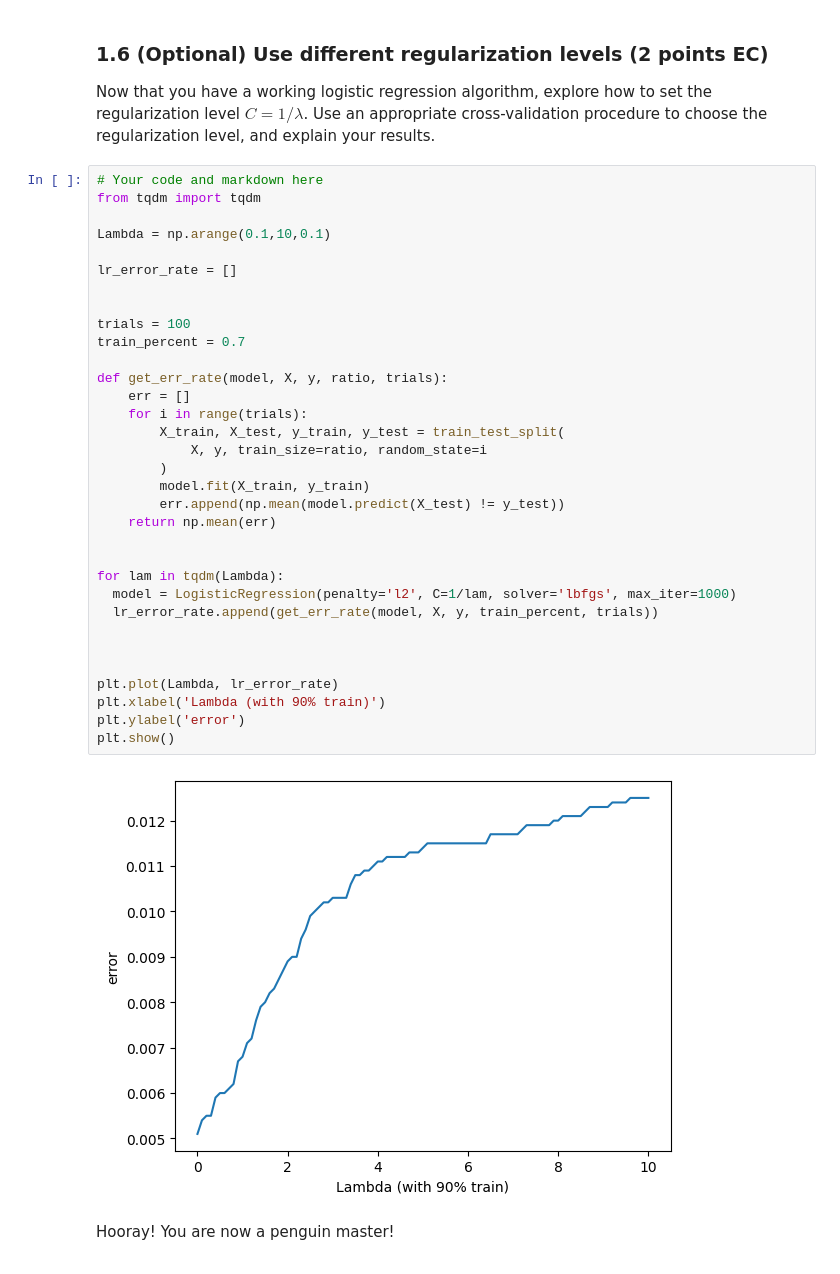
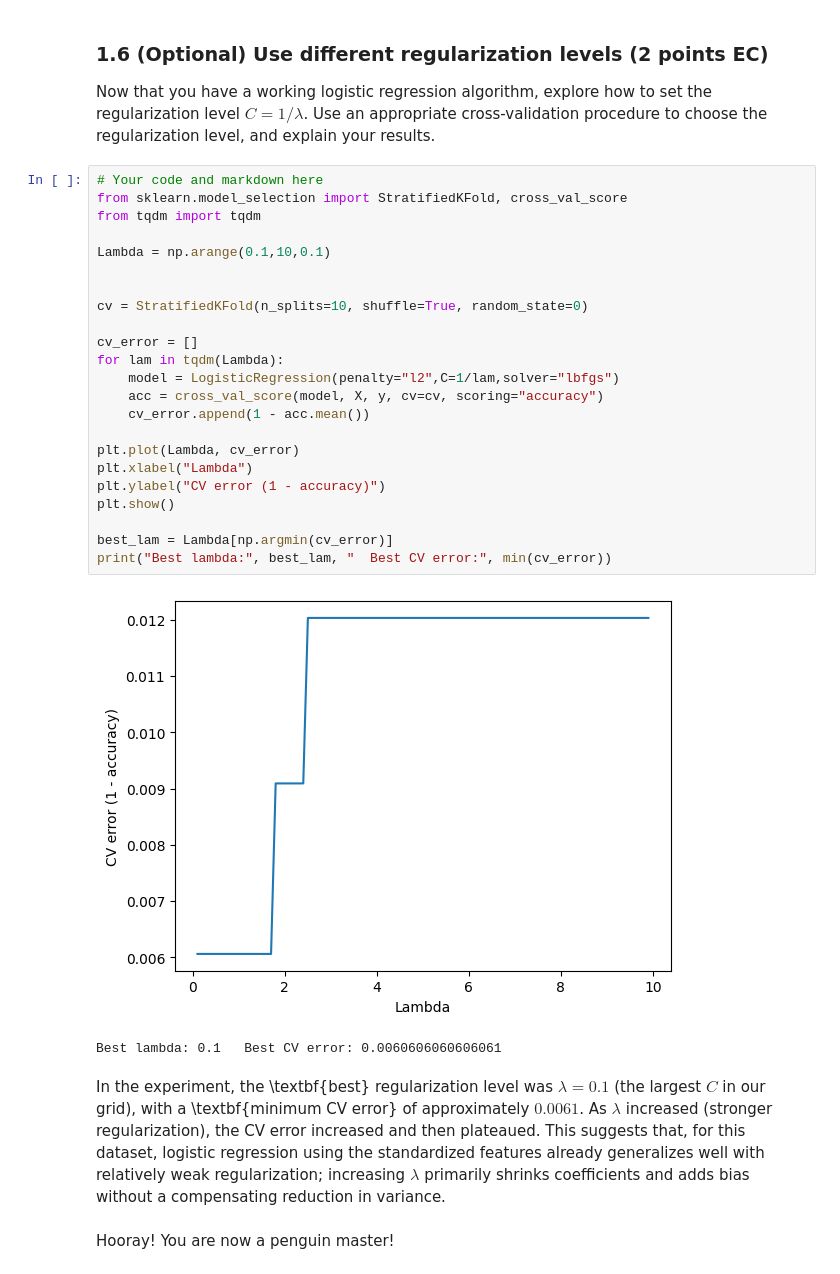
Before and after one commit to yuhanqianns94/Intro-to-ML, a Jupyter notebook: assignments/assn2/assn2.ipynb, the cells around one changed output. Drawn from its saved outputs; the diff is of its cells as text.

```diff
--- a/assignments/assn2/assn2.ipynb
+++ b/assignments/assn2/assn2.ipynb
@@ -336,39 +336,36 @@ Using the best-performing feature pair (bill_length_mm, flipper_length_mm), the
 Now that you have a working logistic regression algorithm, explore how to set the regularization level $C=1/\lambda$. Use an appropriate cross-validation procedure to choose the regularization level, and explain your results.
 # %%
 # Your code and markdown here
+from sklearn.model_selection import StratifiedKFold, cross_val_score
 from tqdm import tqdm
 
 Lambda = np.arange(0.1,10,0.1)
 
-lr_error_rate = []
 
+cv = StratifiedKFold(n_splits=10, shuffle=True, random_state=0)
 
-trials = 100
-train_percent = 0.7
+cv_error = []
+for lam in tqdm(Lambda):
+    model = LogisticRegression(penalty="l2",C=1/lam,solver="lbfgs")
+    acc = cross_val_score(model, X, y, cv=cv, scoring="accuracy")
+    cv_error.append(1 - acc.mean())
 
-def get_err_rate(model, X, y, ratio, trials):
-    err = []
-    for i in range(trials):
-        X_train, X_test, y_train, y_test = train_test_split(
-            X, y, train_size=ratio, random_state=i
-        )
-        model.fit(X_train, y_train)
-        err.append(np.mean(model.predict(X_test) != y_test))
-    return np.mean(err)
+plt.plot(Lambda, cv_error)
+plt.xlabel("Lambda")
+plt.ylabel("CV error (1 - accuracy)")
+plt.show()
 
-
-for lam in tqdm(Lambda):
-  model = LogisticRegression(penalty='l2', C=1/lam, solver='lbfgs', max_iter=1000)
-  lr_error_rate.append(get_err_rate(model, X, y, train_percent, trials))
-
-
-
-plt.plot(Lambda, lr_error_rate)
-plt.xlabel('Lambda (with 90% train)')
-plt.ylabel('error')
-plt.show()
+best_lam = Lambda[np.argmin(cv_error)]
+print("Best lambda:", best_lam, "  Best CV error:", min(cv_error))
 # %% [output]
-[figure, old version]
+[figure, new version]
+Best lambda: 0.1   Best CV error: 0.0060606060606061
+# %% [markdown]
+In the experiment, the \textbf{best} regularization level was $\lambda = 0.1$ (the largest $C$ in our grid),
+with a \textbf{minimum CV error} of approximately $0.0061$.
+As $\lambda$ increased (stronger regularization), the CV error increased and then plateaued.
+This suggests that, for this dataset, logistic regression using the standardized features already generalizes well with relatively weak regularization;
+increasing $\lambda$ primarily shrinks coefficients and adds bias without a compensating reduction in variance.
 # %% [markdown]
 Hooray! You are now a penguin master!
 # %% [markdown]
```
